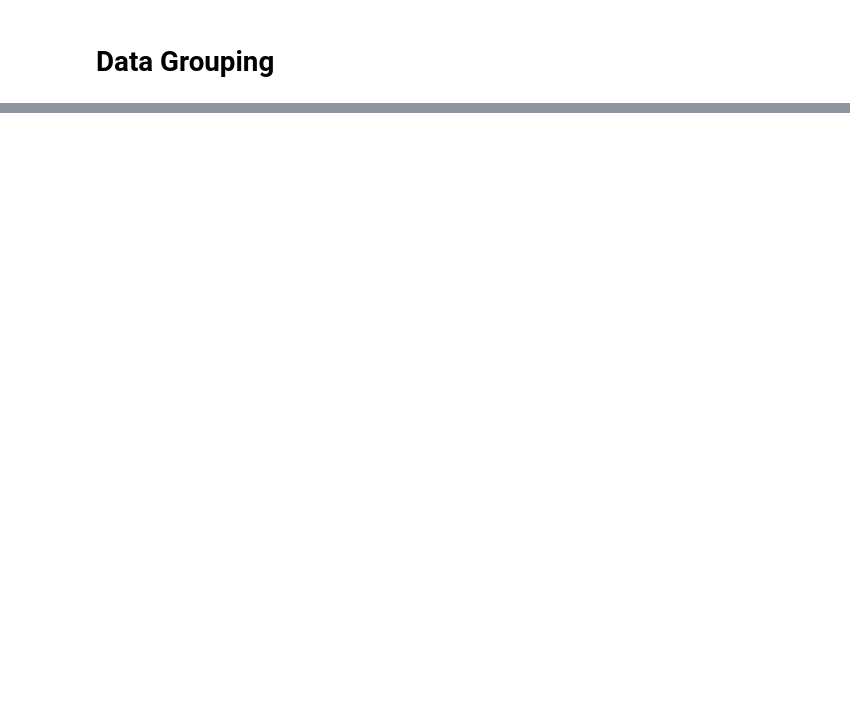
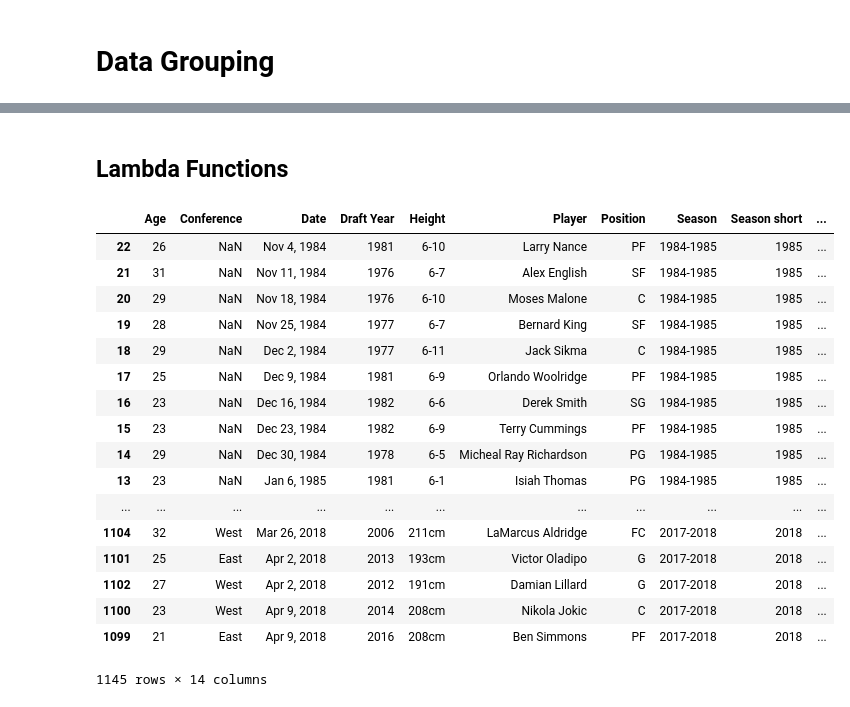
Before and after one commit to KaruguDev/datascience, a Jupyter notebook: Data Grouping.ipynb, the cells around one changed output, grey strips where cells are left out. Cells and saved outputs as stored; diff of their text form; code cells hidden in the pictures; blank space fills up the shorter version.

```diff
--- a/Data Grouping.ipynb
+++ b/Data Grouping.ipynb
@@ -61,0 +97,27 @@ dtype: object
+# %% [markdown]
+## Lambda Functions
+# %%
+from dateutil import parser
+
+df['Date Formatted'] = df['Date'].apply(lambda x: parser.parse(x).strftime('%Y-%m-%d') )
+
+df.sort_values(by='Date Formatted', ascending=True)
+# %% [output]
+|  | Age | Conference | Date | Draft Year | Height | Player | Position | Season | Season short | ... |
+| 22 | 26 | NaN | Nov 4, 1984 | 1981 | 6-10 | Larry Nance | PF | 1984-1985 | 1985 | ... |
+| 21 | 31 | NaN | Nov 11, 1984 | 1976 | 6-7 | Alex English | SF | 1984-1985 | 1985 | ... |
+| 20 | 29 | NaN | Nov 18, 1984 | 1976 | 6-10 | Moses Malone | C | 1984-1985 | 1985 | ... |
+| 19 | 28 | NaN | Nov 25, 1984 | 1977 | 6-7 | Bernard King | SF | 1984-1985 | 1985 | ... |
+| 18 | 29 | NaN | Dec 2, 1984 | 1977 | 6-11 | Jack Sikma | C | 1984-1985 | 1985 | ... |
+| 17 | 25 | NaN | Dec 9, 1984 | 1981 | 6-9 | Orlando Woolridge | PF | 1984-1985 | 1985 | ... |
+| 16 | 23 | NaN | Dec 16, 1984 | 1982 | 6-6 | Derek Smith | SG | 1984-1985 | 1985 | ... |
+| 15 | 23 | NaN | Dec 23, 1984 | 1982 | 6-9 | Terry Cummings | PF | 1984-1985 | 1985 | ... |
+| 14 | 29 | NaN | Dec 30, 1984 | 1978 | 6-5 | Micheal Ray Richardson | PG | 1984-1985 | 1985 | ... |
+| 13 | 23 | NaN | Jan 6, 1985 | 1981 | 6-1 | Isiah Thomas | PG | 1984-1985 | 1985 | ... |
+| ... | ... | ... | ... | ... | ... | ... | ... | ... | ... | ... |
+| 1104 | 32 | West | Mar 26, 2018 | 2006 | 211cm | LaMarcus Aldridge | FC | 2017-2018 | 2018 | ... |
+| 1101 | 25 | East | Apr 2, 2018 | 2013 | 193cm | Victor Oladipo | G | 2017-2018 | 2018 | ... |
+| 1102 | 27 | West | Apr 2, 2018 | 2012 | 191cm | Damian Lillard | G | 2017-2018 | 2018 | ... |
+| 1100 | 23 | West | Apr 9, 2018 | 2014 | 208cm | Nikola Jokic | C | 2017-2018 | 2018 | ... |
+| 1099 | 21 | East | Apr 9, 2018 | 2016 | 208cm | Ben Simmons | PF | 2017-2018 | 2018 | ... |
+1145 rows × 14 columns
```
Also changed, not shown: parts of 9 cells of this notebook, 5 other files.
